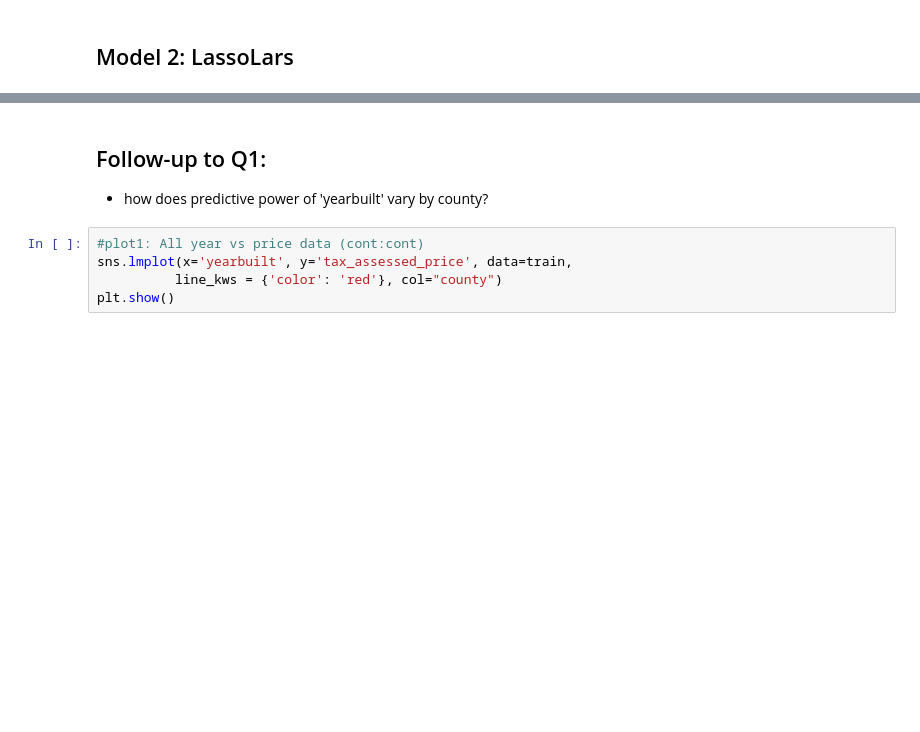
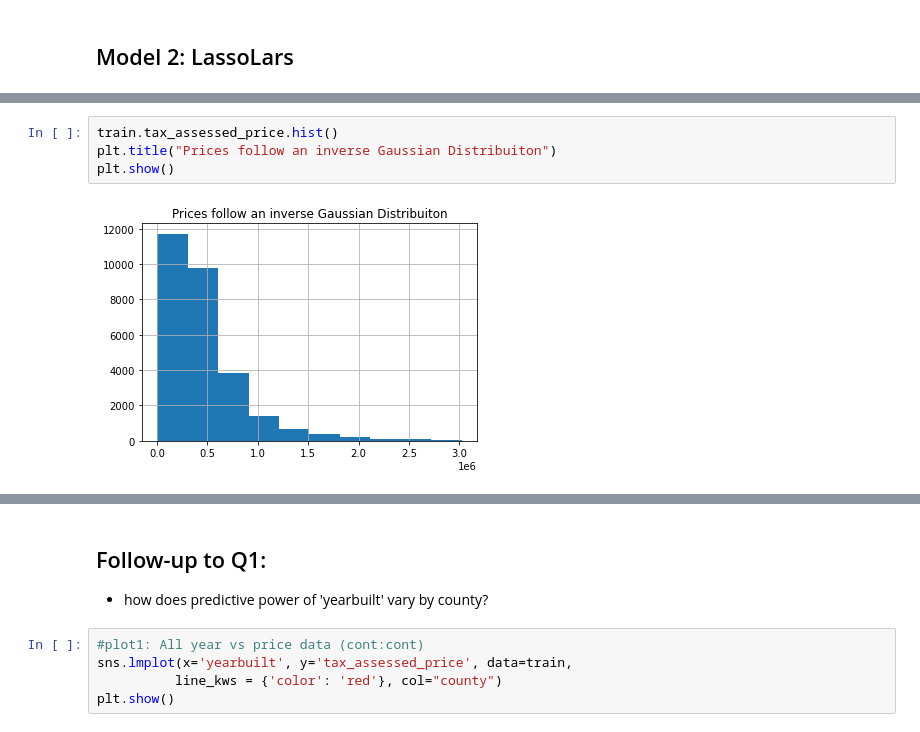
Before and after one commit to fred-lindsey/projects, a Jupyter notebook: zillow_home_price_predictor/scratch_notebook_and_MVP.ipynb, the cells around one changed output, grey strips where cells are left out. Cells and saved outputs as stored; diff of their text form; blank space fills up the shorter version.

```diff
--- a/zillow_home_price_predictor/scratch_notebook_and_MVP.ipynb
+++ b/zillow_home_price_predictor/scratch_notebook_and_MVP.ipynb
@@ -983,0 +1012,6 @@ print("RMSE for Lasso + Lars\nTraining/In-Sample: ", rmse_train,
+# %%
+train.tax_assessed_price.hist()
+plt.title("Prices follow an inverse Gaussian Distribuiton")
+plt.show()
+# %% [output]
+[figure, added]
```
Also changed, not shown: parts of 23 cells of this notebook.
